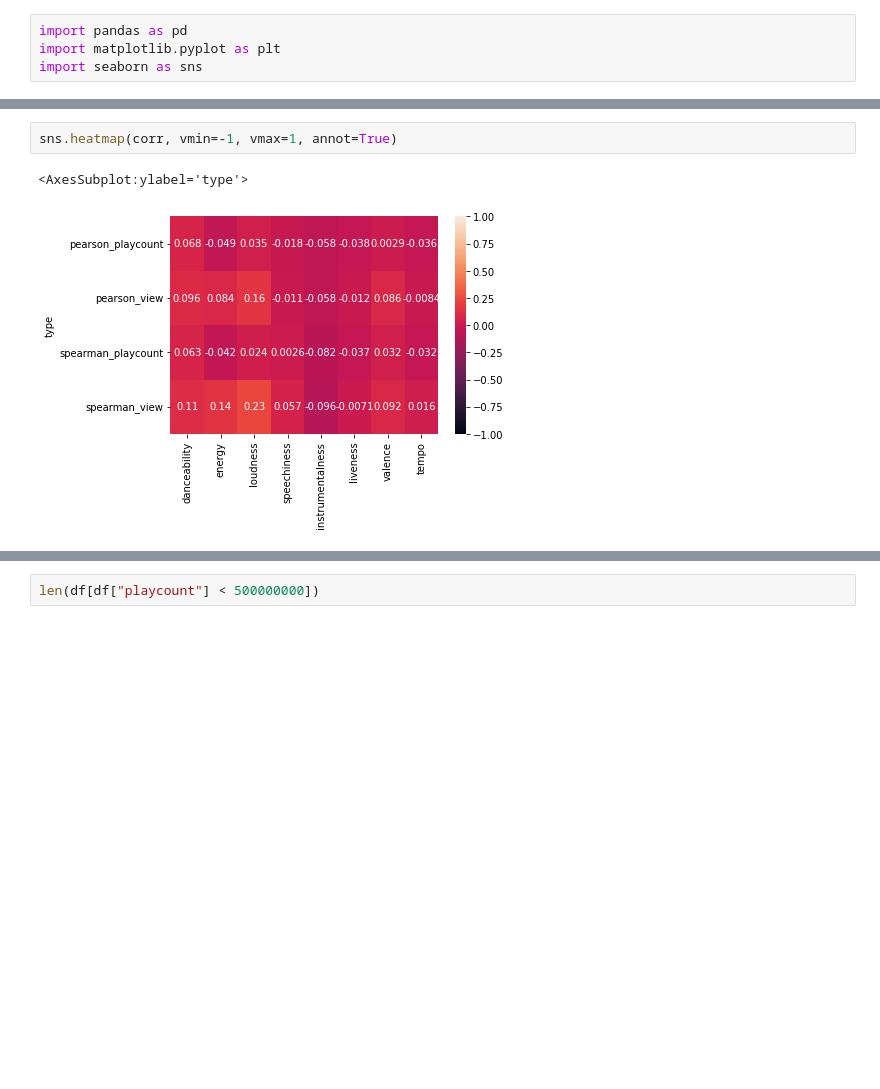
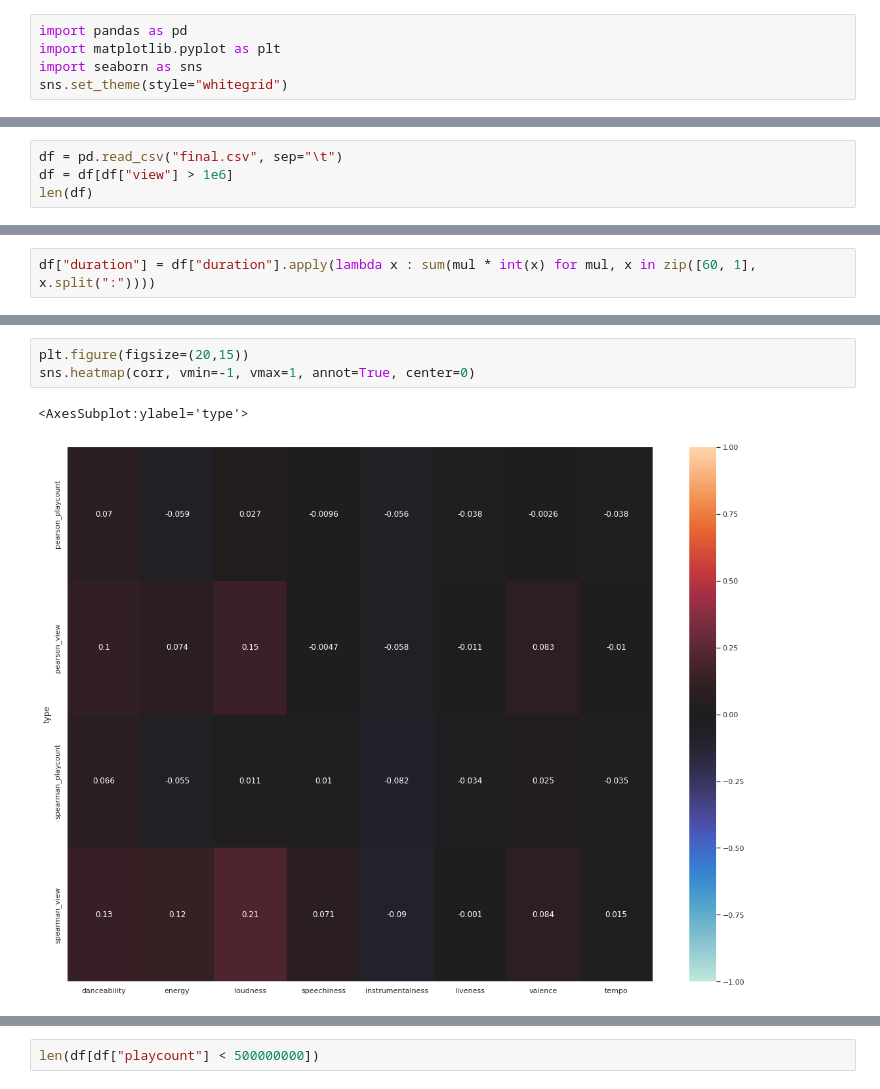
Before and after one commit to vietcheems/Music-Popularity-Analysis, a Jupyter notebook: Analysis/analysis.ipynb, the cells around one changed output, grey strips where cells are left out. Saved outputs shown, nothing was run; the diff lists cells and outputs as text; blank space fills up the shorter version.

```diff
--- a/Analysis/analysis.ipynb
+++ b/Analysis/analysis.ipynb
@@ -2,3 +2,4 @@
 import pandas as pd
 import matplotlib.pyplot as plt
 import seaborn as sns
+sns.set_theme(style="whitegrid")
@@ -6,0 +6,4 @@ df = pd.read_csv("full.csv")
+# %%
+df = pd.read_csv("final.csv", sep="\t")
+df = df[df["view"] > 1e6]
+len(df)
@@ -25,0 +30,2 @@ Index(['track', 'track_id', 'artist', 'album', 'sp_release_date', 'duration',
+# %%
+df["duration"] = df["duration"].apply(lambda x : sum(mul * int(x) for mul, x in zip([60, 1], x.split(":"))))
@@ -55,5 +70,6 @@ corr.head()
 # %%
-sns.heatmap(corr, vmin=-1, vmax=1, annot=True)
+plt.figure(figsize=(20,15))
+sns.heatmap(corr, vmin=-1, vmax=1, annot=True, center=0)
 # %% [output]
 <AxesSubplot:ylabel='type'>
-[figure, old version]
+[figure, new version]
```
Also changed, not shown: parts of 38 cells of this notebook, 2 other files.
